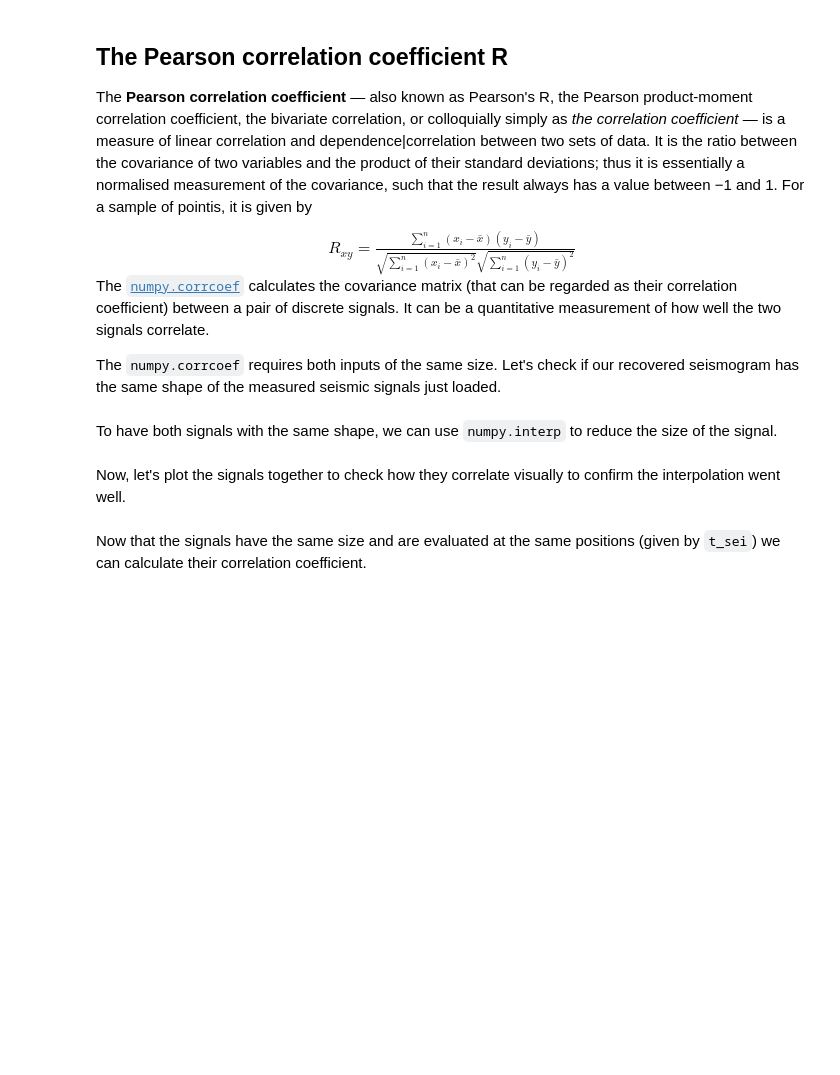
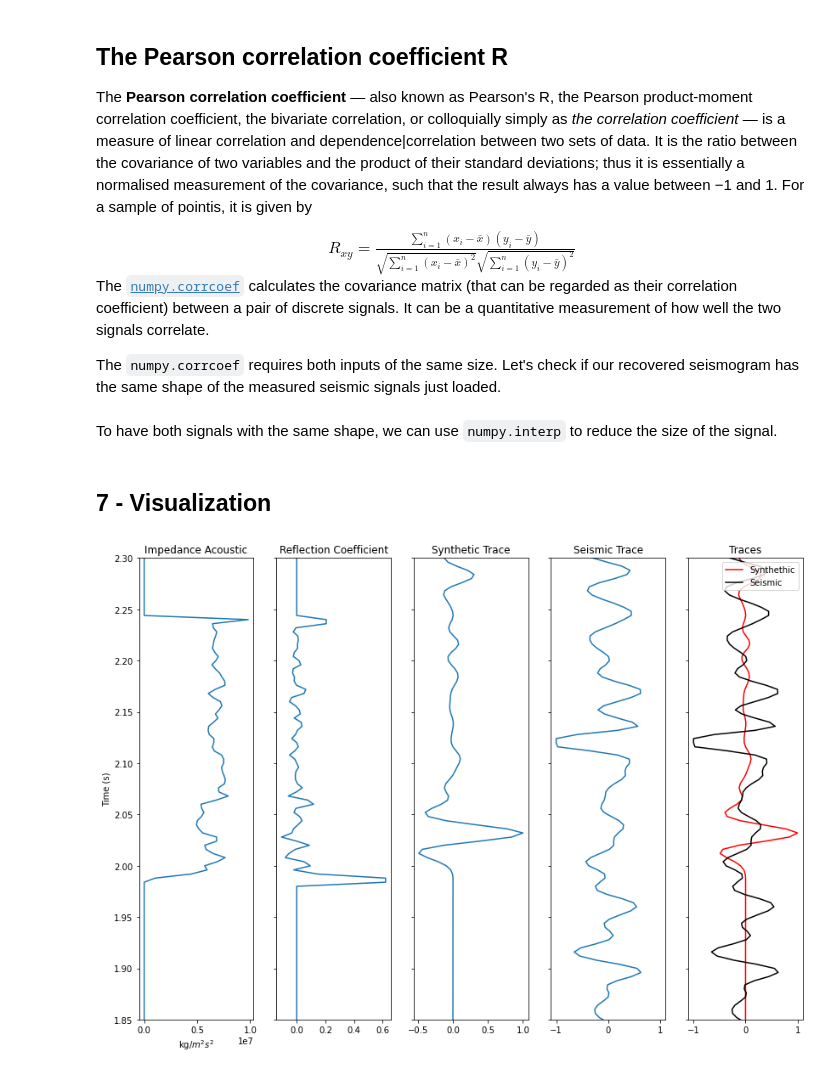
Before and after one commit to HackaGeo2021UFF/well-tie-challenge, a Jupyter notebook: notebooks/presentation.ipynb, the cells around one changed output. Drawn from its saved outputs; the diff is of its cells as text; code cells hidden in the pictures; blank space fills up the shorter version.

```diff
--- a/notebooks/presentation.ipynb
+++ b/notebooks/presentation.ipynb
@@ -403,7 +342,44 @@ The [`numpy.corrcoef`](https://numpy.org/doc/stable/reference/generated/numpy.co
 The `numpy.corrcoef` requires both inputs of the same size. Let's check if our recovered seismogram has the same shape of the measured seismic signals just loaded.
 # %% [markdown]
 To have both signals with the same shape, we can use `numpy.interp` to reduce the size of the signal.
-# %% [markdown]
-Now, let's plot the signals together to check how they correlate visually to confirm the interpolation went well.
-# %% [markdown]
-Now that the signals have the same size and are evaluated at the same positions (given by `t_sei`) we can calculate their correlation coefficient.
+# %% [markdown]
+## 7 - Visualization
+# %%
+data = normalization(data6.copy())
+# %%
+fig, axs = plt.subplots(1, 5, sharey=True, figsize = (14,10))
+
+axs[0].plot(data['well_tdom']['AI_tdom'],data['well_tdom']['t'])
+axs[0].set_title('Impedance Acoustic')
+axs[0].set_xlabel('kg/$m^2s^2$')
+axs[0].invert_yaxis()
+
+axs[1].plot(data['well_tdom']['Rc_tdom'],data['well_tdom']['t'])
+axs[1].set_title('Reflection Coefficient')
+axs[1].set_xlabel('')
+axs[1].invert_yaxis()
+
+axs[2].plot(data['seismic']['tr_synth'], data['seismic']['t'])
+axs[2].set_title('Synthetic Trace')
+axs[2].set_xlabel('')
+axs[2].invert_yaxis()
+
+axs[3].plot(data['seismic']['tr_seis'],data['seismic']['t'])
+axs[3].set_title('Seismic Trace')
+axs[3].set_xlabel('')
+axs[3].invert_yaxis()
+
+axs[4].plot(data['seismic']['tr_synth'], data['seismic']['t'], color = 'red')
+axs[4].plot(data['seismic']['tr_seis'], data['seismic']['t'], color='k')
+axs[4].set_title('Traces')
+axs[4].set_xlabel('')
+axs[4].legend(['Synthethic','Seismic'])
+axs[4].invert_yaxis()
+
+axs[0].set_ylabel('Time (s)')
+plt.ylim(1.85,2.3)
+
+plt.savefig('notebooks/img/results_tdom.png')
+plt.show()
+# %% [output]
+[figure, added]
```
Also changed, not shown: parts of 42 cells of this notebook.
